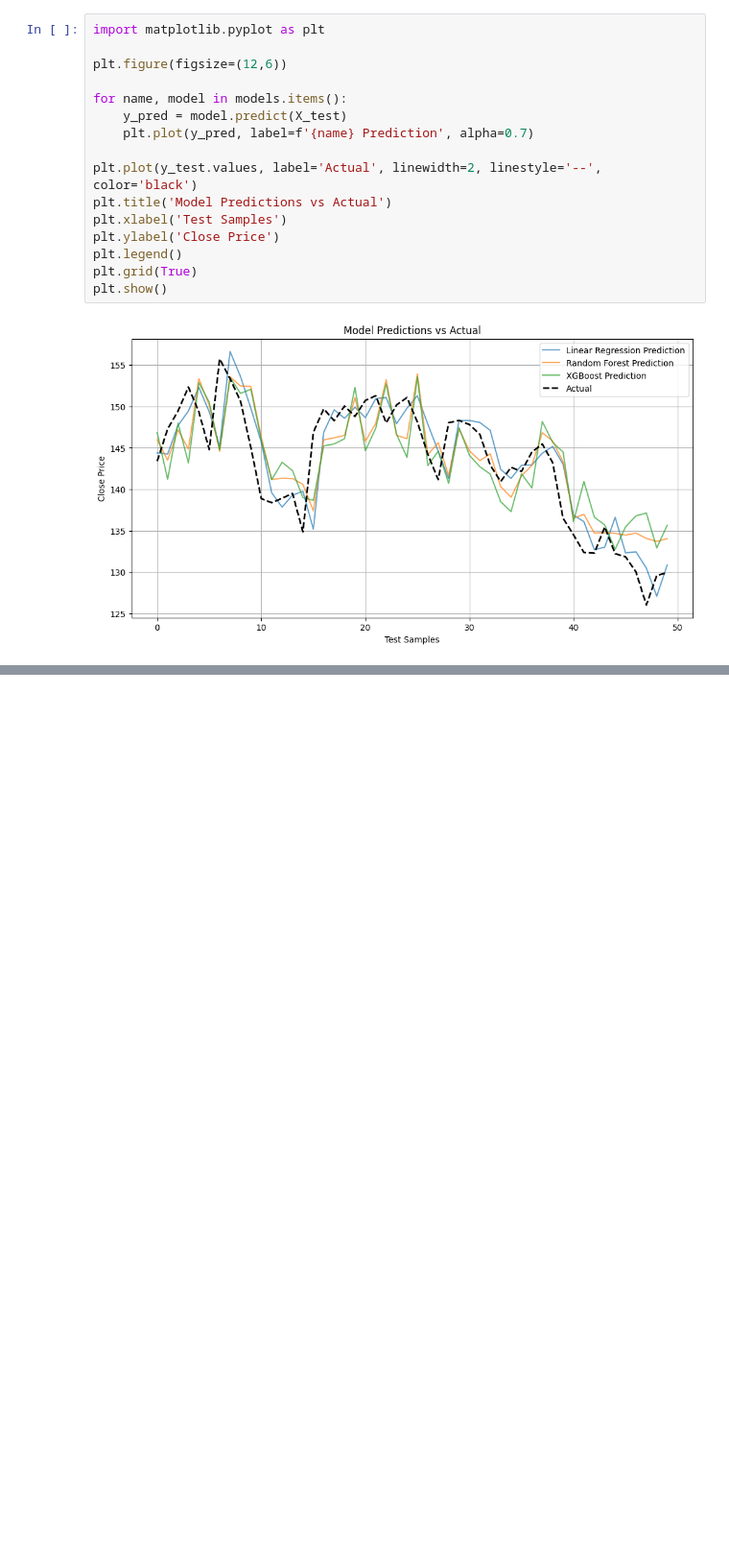
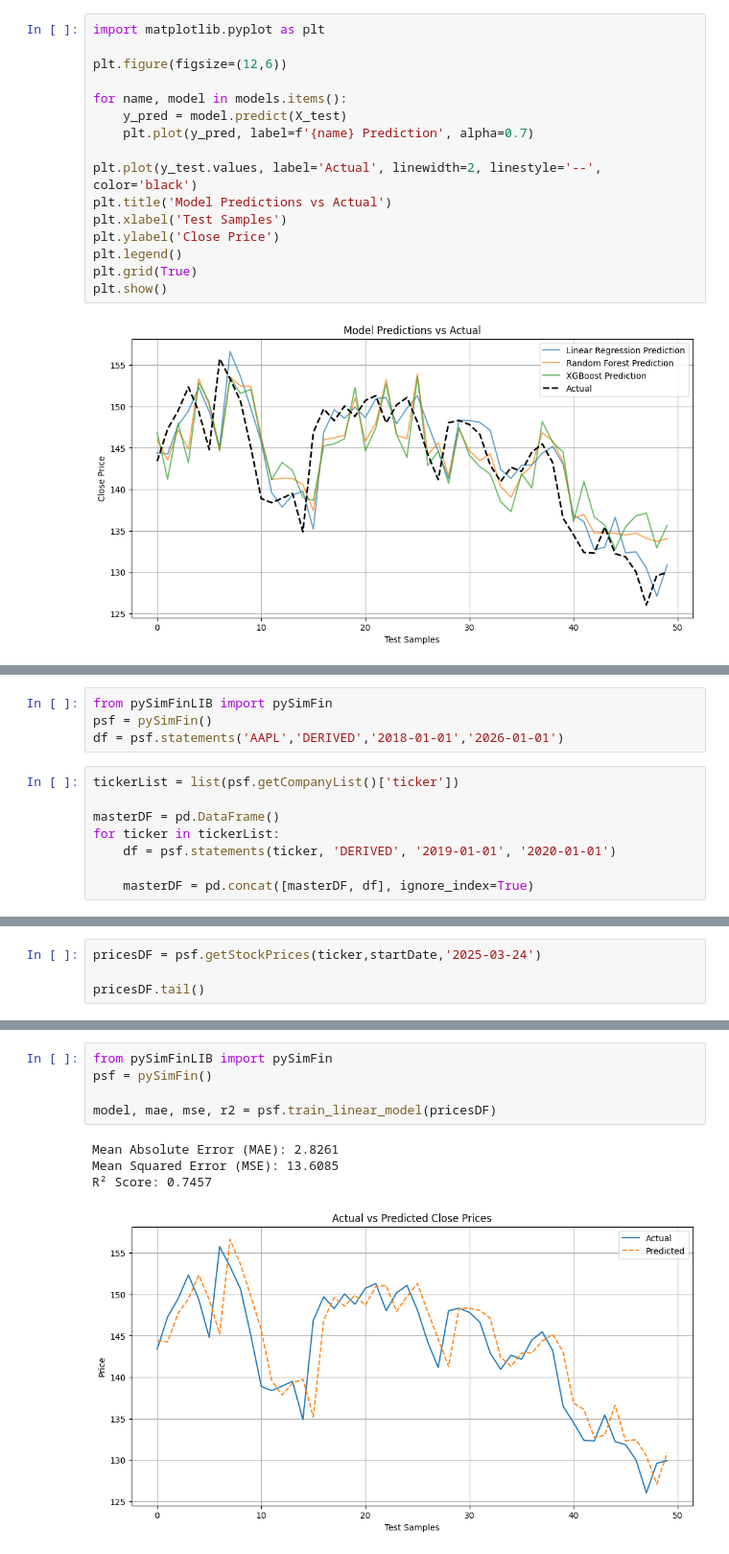
Before and after one commit to sajodajo/SimFin-G4, a Jupyter notebook: Group-4-SL.ipynb, the cells around one changed output, grey strips where cells are left out. Shown at 96% size. Cells and saved outputs as stored; diff of their text form; blank space fills up the shorter version.

```diff
--- a/Group-4-SL.ipynb
+++ b/Group-4-SL.ipynb
@@ -371,0 +410,12 @@ plt.show()
+# %%
+from pySimFinLIB import pySimFin
+psf = pySimFin()
+df = psf.statements('AAPL','DERIVED','2018-01-01','2026-01-01')
+# %%
+tickerList = list(psf.getCompanyList()['ticker'])
+
+masterDF = pd.DataFrame()
+for ticker in tickerList:
+    df = psf.statements(ticker, 'DERIVED', '2019-01-01', '2020-01-01')
+
+    masterDF = pd.concat([masterDF, df], ignore_index=True)
@@ -371,0 +436,4 @@ plt.show()
+# %%
+pricesDF = psf.getStockPrices(ticker,startDate,'2025-03-24')
+
+pricesDF.tail()
@@ -371,0 +448,10 @@ plt.show()
+# %%
+from pySimFinLIB import pySimFin
+psf = pySimFin()
+
+model, mae, mse, r2 = psf.train_linear_model(pricesDF)
+# %% [output]
+Mean Absolute Error (MAE): 2.8261
+Mean Squared Error (MSE): 13.6085
+R² Score: 0.7457
+[figure, added]
```
Also changed, not shown: parts of 12 cells of this notebook, 7 other files.
